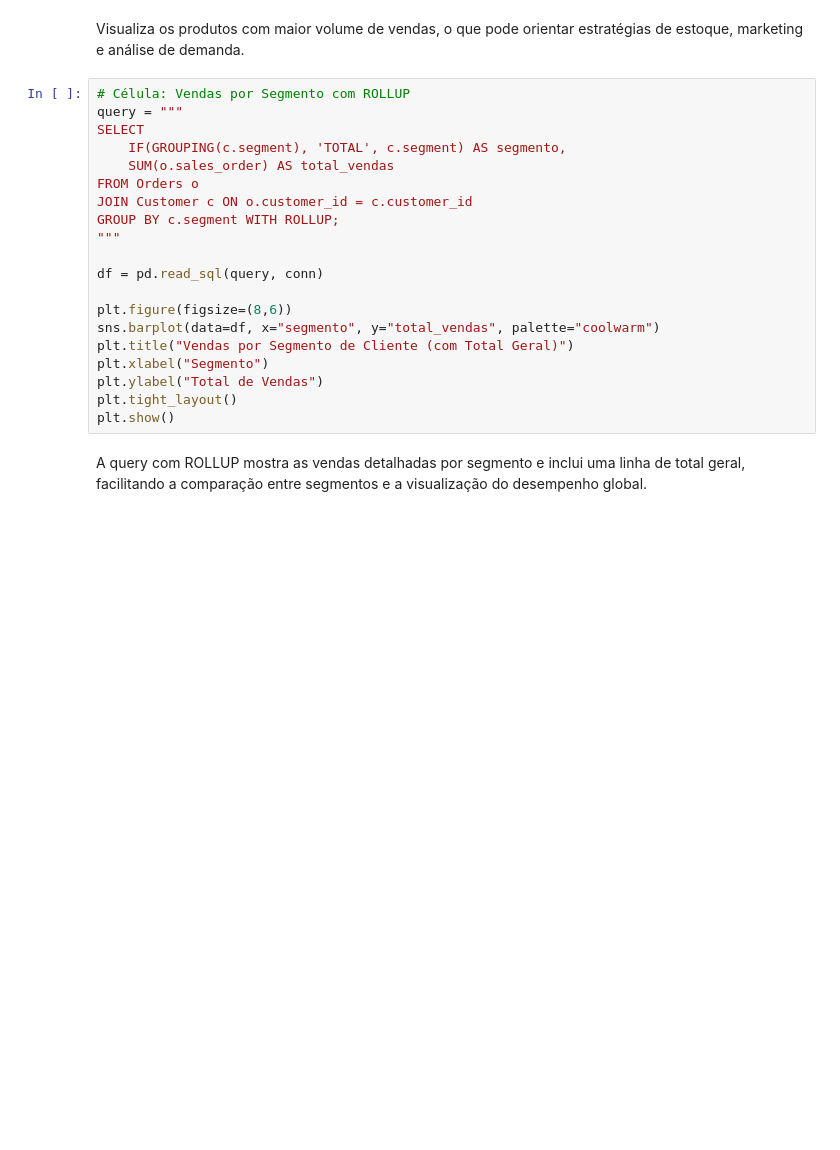
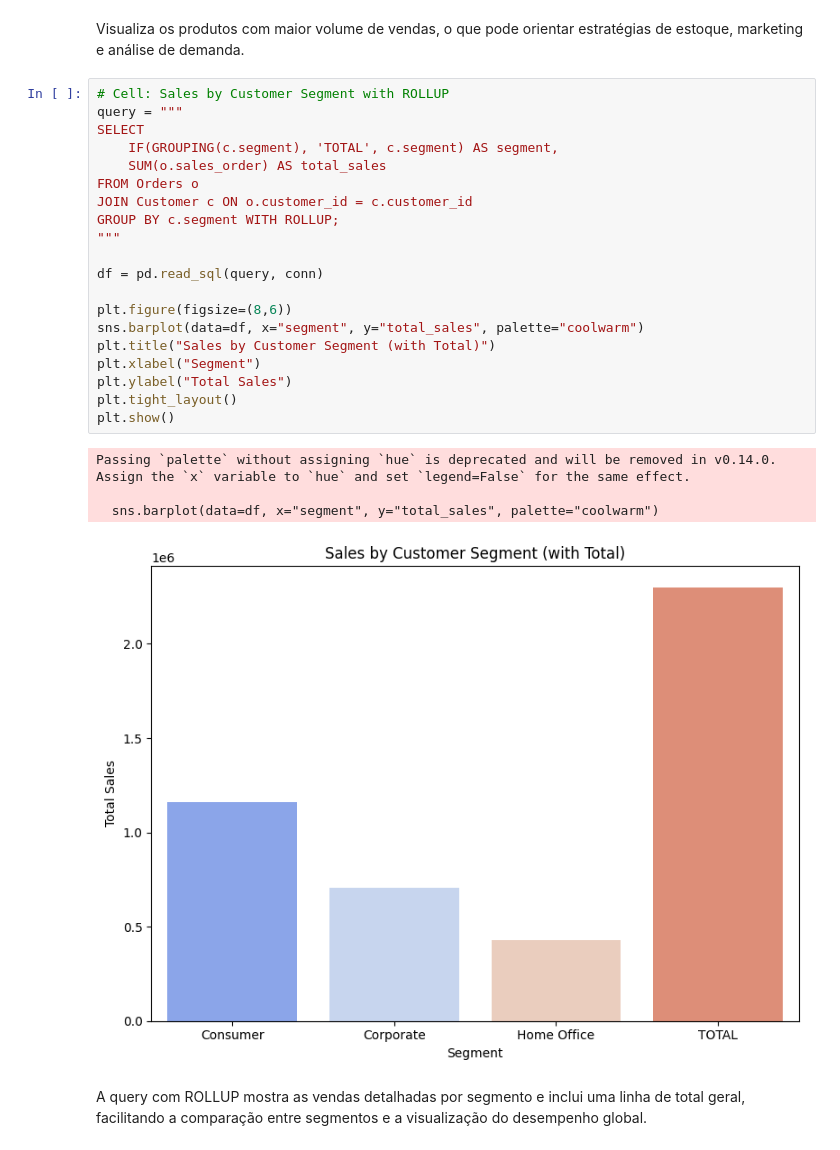
Before and after one commit to 0xAbelheira/Super-Store-DataWarehouse, a Jupyter notebook: Data_Analysis.ipynb, the cells around one changed output. Drawn from its saved outputs; the diff is of its cells as text; blank space fills up the shorter version.

```diff
--- a/Data_Analysis.ipynb
+++ b/Data_Analysis.ipynb
@@ -93,25 +112,30 @@ plt.show()
 # %% [markdown]
 Visualiza os produtos com maior volume de vendas, o que pode orientar estratégias de estoque, marketing e análise de demanda.
 # %%
-# Célula: Vendas por Segmento com ROLLUP
+# Cell: Sales by Customer Segment with ROLLUP
 query = """
 SELECT
-    IF(GROUPING(c.segment), 'TOTAL', c.segment) AS segmento,
-    SUM(o.sales_order) AS total_vendas
+    IF(GROUPING(c.segment), 'TOTAL', c.segment) AS segment,
+    SUM(o.sales_order) AS total_sales
 FROM Orders o
 JOIN Customer c ON o.customer_id = c.customer_id
 GROUP BY c.segment WITH ROLLUP;
 """
 
 df = pd.read_sql(query, conn)
 
 plt.figure(figsize=(8,6))
-sns.barplot(data=df, x="segmento", y="total_vendas", palette="coolwarm")
-plt.title("Vendas por Segmento de Cliente (com Total Geral)")
-plt.xlabel("Segmento")
-plt.ylabel("Total de Vendas")
+sns.barplot(data=df, x="segment", y="total_sales", palette="coolwarm")
+plt.title("Sales by Customer Segment (with Total)")
+plt.xlabel("Segment")
+plt.ylabel("Total Sales")
 plt.tight_layout()
 plt.show()
+# %% [output]
+Passing `palette` without assigning `hue` is deprecated and will be removed in v0.14.0. Assign the `x` variable to `hue` and set `legend=False` for the same effect.
+
+  sns.barplot(data=df, x="segment", y="total_sales", palette="coolwarm")
+[figure, added]
 # %% [markdown]
 A query com ROLLUP mostra as vendas detalhadas por segmento e inclui uma linha de total geral, facilitando a comparação entre segmentos e a visualização do desempenho global.
 # %%
```
Also changed, not shown: parts of 11 cells of this notebook.
